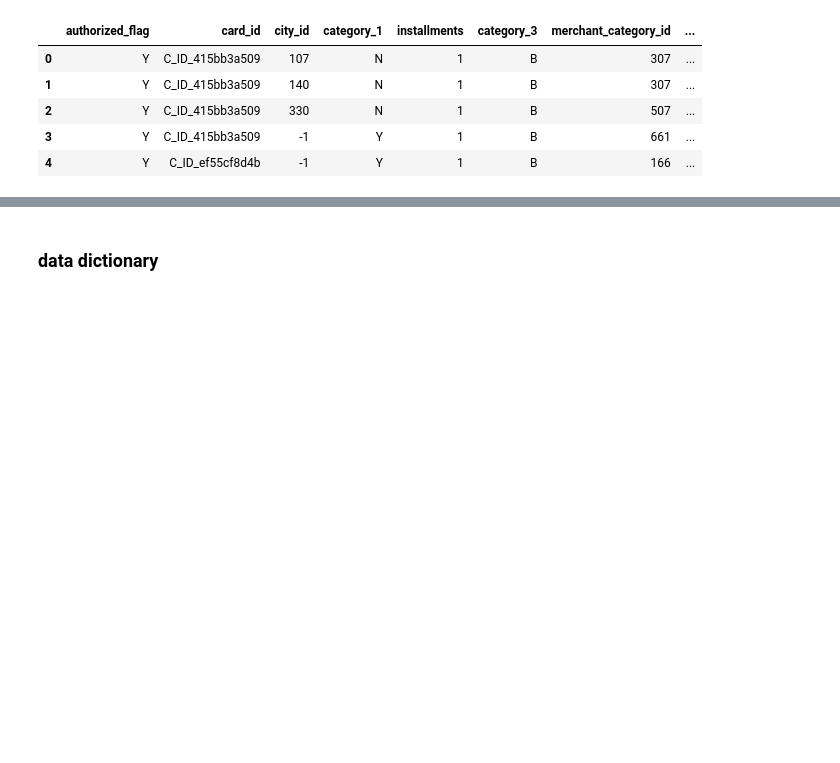
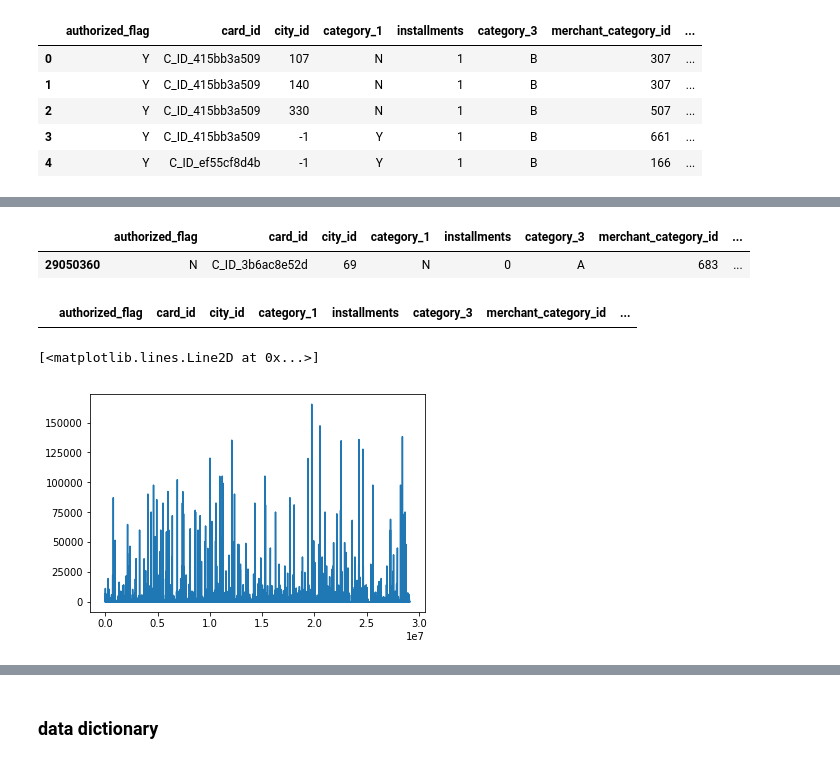
Before and after one commit to hao-sharethis/elo-cee-690, a Jupyter notebook: core/summary-statistics.ipynb, the cells around one changed output, grey strips where cells are left out. Drawn from its saved outputs; the diff is of its cells as text; code cells hidden in the pictures; blank space fills up the shorter version.

```diff
--- a/core/summary-statistics.ipynb
+++ b/core/summary-statistics.ipynb
@@ -74,0 +91,22 @@ new_transactions.head()
+# %%
+# an weird puchase amount
+# which is a really large amount purchase
+hist_tran[hist_tran['purchase_amount'] > 1000000]
+# %% [output]
+|  | authorized_flag | card_id | city_id | category_1 | installments | category_3 | merchant_category_id | ... |
+| 29050360 | N | C_ID_3b6ac8e52d | 69 | N | 0 | A | 683 | ... |
+# %%
+# drop that row
+hist_tran = hist_tran.drop(hist_tran[hist_tran['purchase_amount'] > 1000000].index.values)
+# %%
+# check if dropped
+hist_tran[hist_tran['purchase_amount'] > 1000000]
+# %% [output]
+|  | authorized_flag | card_id | city_id | category_1 | installments | category_3 | merchant_category_id | ... |
+# %%
+# plot again
+fig=plt.figure()
+plt.plot(range(0, hist_tran.shape[0]), hist_tran['purchase_amount'])
+# %% [output]
+[<matplotlib.lines.Line2D at 0x...>]
+[figure, added]
```
Also changed, not shown: parts of 35 cells of this notebook, 6 other files.
